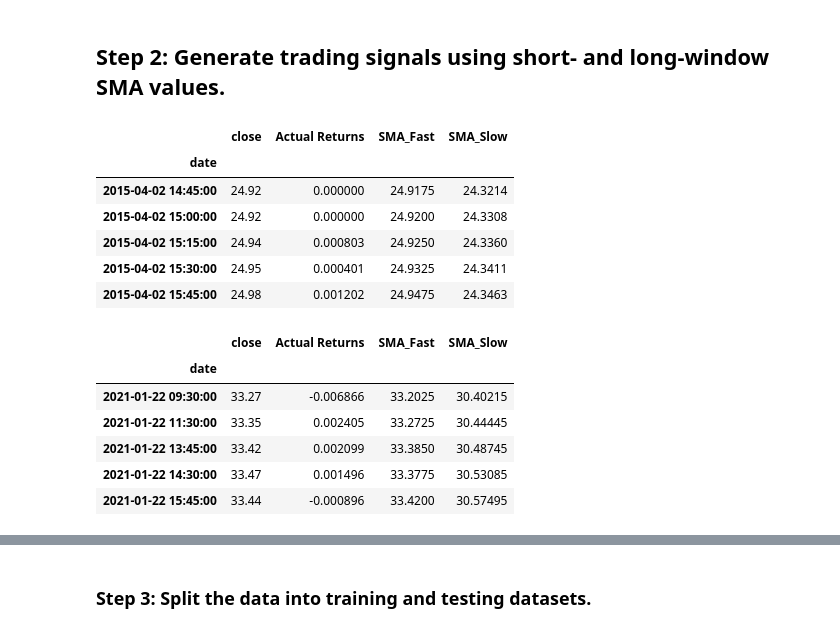
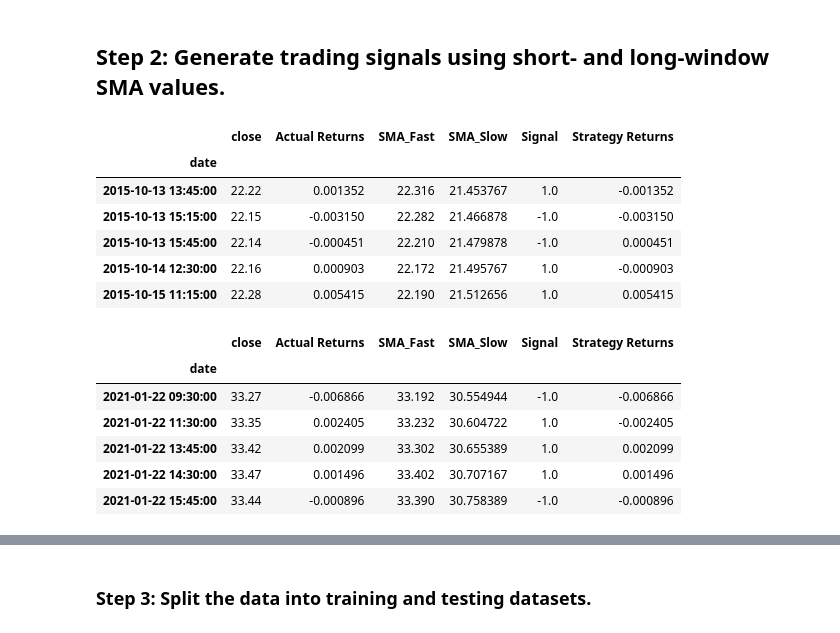
Before and after one commit to vishkast203/Challenge_Assignment_14, a Jupyter notebook: Starter_Code/machine_learning_trading_bot.ipynb, the cells around one changed output, grey strips where cells are left out. Saved outputs shown, nothing was run; the diff lists cells and outputs as text; code cells hidden in the pictures.

```diff
--- a/Starter_Code/machine_learning_trading_bot.ipynb
+++ b/Starter_Code/machine_learning_trading_bot.ipynb
@@ -139,33 +136,33 @@ display(signals_df.tail())
 ## Step 2: Generate trading signals using short- and long-window SMA values.
 # %%
 # Set the short window and long window
-short_window = 4
-long_window = 100
+short_window = 5
+long_window = 90
 
 # Generate the fast and slow simple moving averages (4 and 100 days, respectively)
 signals_df['SMA_Fast'] = signals_df['close'].rolling(window=short_window).mean()
 signals_df['SMA_Slow'] = signals_df['close'].rolling(window=long_window).mean()
 
 signals_df = signals_df.dropna()
 
 # Review the DataFrame
 display(signals_df.head())
 display(signals_df.tail())
 # %% [output]
-|  | close | Actual Returns | SMA_Fast | SMA_Slow |
-| date |  |  |  |  |
-| 2015-04-02 14:45:00 | 24.92 | 0.000000 | 24.9175 | 24.3214 |
-| 2015-04-02 15:00:00 | 24.92 | 0.000000 | 24.9200 | 24.3308 |
-| 2015-04-02 15:15:00 | 24.94 | 0.000803 | 24.9250 | 24.3360 |
-| 2015-04-02 15:30:00 | 24.95 | 0.000401 | 24.9325 | 24.3411 |
-| 2015-04-02 15:45:00 | 24.98 | 0.001202 | 24.9475 | 24.3463 |
+|  | close | Actual Returns | SMA_Fast | SMA_Slow | Signal | Strategy Returns |
+| date |  |  |  |  |  |  |
+| 2015-10-13 13:45:00 | 22.22 | 0.001352 | 22.316 | 21.453767 | 1.0 | -0.001352 |
+| 2015-10-13 15:15:00 | 22.15 | -0.003150 | 22.282 | 21.466878 | -1.0 | -0.003150 |
+| 2015-10-13 15:45:00 | 22.14 | -0.000451 | 22.210 | 21.479878 | -1.0 | 0.000451 |
+| 2015-10-14 12:30:00 | 22.16 | 0.000903 | 22.172 | 21.495767 | 1.0 | -0.000903 |
+| 2015-10-15 11:15:00 | 22.28 | 0.005415 | 22.190 | 21.512656 | 1.0 | 0.005415 |
-|  | close | Actual Returns | SMA_Fast | SMA_Slow |
-| date |  |  |  |  |
-| 2021-01-22 09:30:00 | 33.27 | -0.006866 | 33.2025 | 30.40215 |
-| 2021-01-22 11:30:00 | 33.35 | 0.002405 | 33.2725 | 30.44445 |
-| 2021-01-22 13:45:00 | 33.42 | 0.002099 | 33.3850 | 30.48745 |
-| 2021-01-22 14:30:00 | 33.47 | 0.001496 | 33.3775 | 30.53085 |
-| 2021-01-22 15:45:00 | 33.44 | -0.000896 | 33.4200 | 30.57495 |
+|  | close | Actual Returns | SMA_Fast | SMA_Slow | Signal | Strategy Returns |
+| date |  |  |  |  |  |  |
+| 2021-01-22 09:30:00 | 33.27 | -0.006866 | 33.192 | 30.554944 | -1.0 | -0.006866 |
+| 2021-01-22 11:30:00 | 33.35 | 0.002405 | 33.232 | 30.604722 | 1.0 | -0.002405 |
+| 2021-01-22 13:45:00 | 33.42 | 0.002099 | 33.302 | 30.655389 | 1.0 | 0.002099 |
+| 2021-01-22 14:30:00 | 33.47 | 0.001496 | 33.402 | 30.707167 | 1.0 | 0.001496 |
+| 2021-01-22 15:45:00 | 33.44 | -0.000896 | 33.390 | 30.758389 | -1.0 | -0.000896 |
 # %%
 # Initialize the new Signal column
 signals_df['Signal'] = 0.0
```
Also changed, not shown: parts of 32 cells of this notebook.
